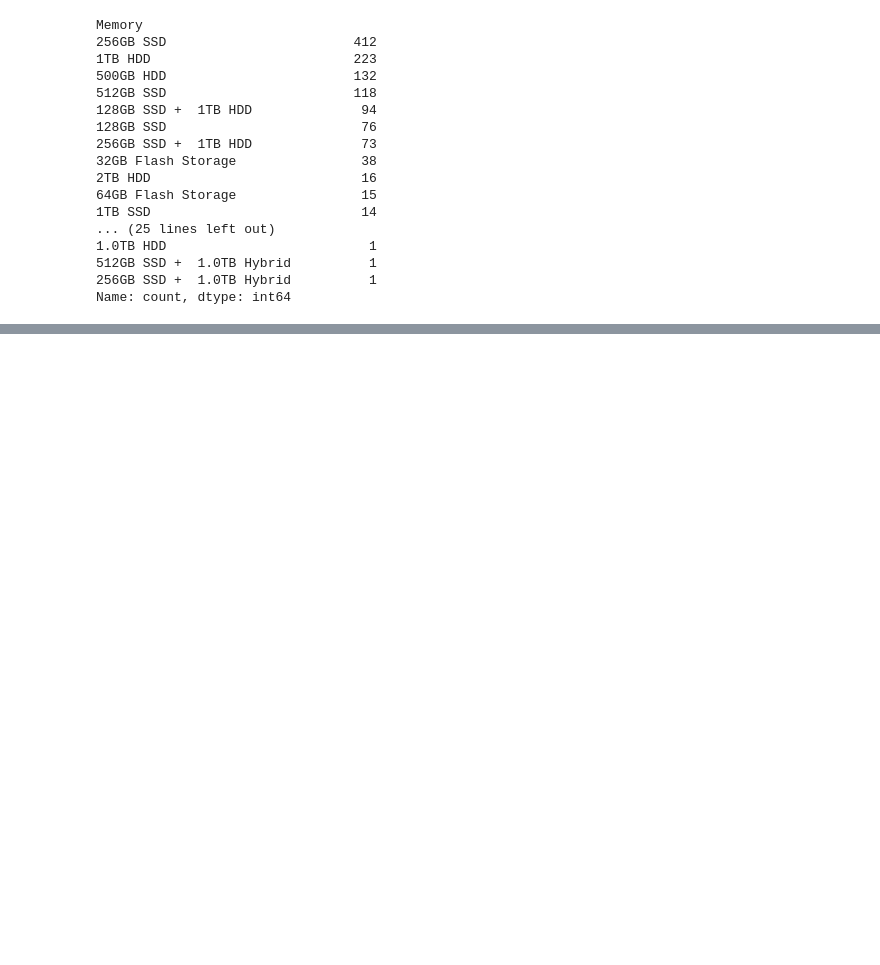
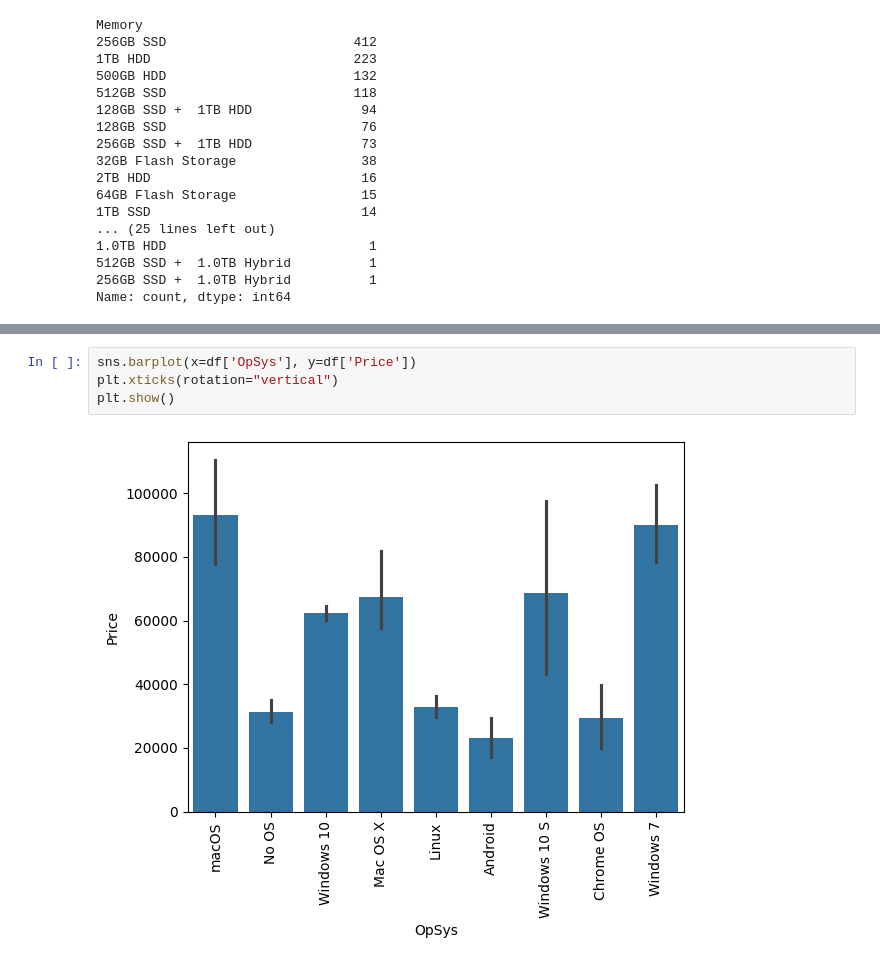
Before and after one commit to manishkr6/ML-Projects, a Jupyter notebook: Laptop-Price-Prediction/Laptop-Price-Prediction.ipynb, the cells around one changed output, grey strips where cells are left out. Cells and saved outputs as stored; diff of their text form; blank space fills up the shorter version.

```diff
--- a/Laptop-Price-Prediction/Laptop-Price-Prediction.ipynb
+++ b/Laptop-Price-Prediction/Laptop-Price-Prediction.ipynb
@@ -416,0 +587,6 @@ Name: count, dtype: int64
+# %%
+sns.barplot(x=df['OpSys'], y=df['Price'])
+plt.xticks(rotation="vertical")
+plt.show()
+# %% [output]
+[figure, added]
```
Also changed, not shown: parts of 38 cells of this notebook.
